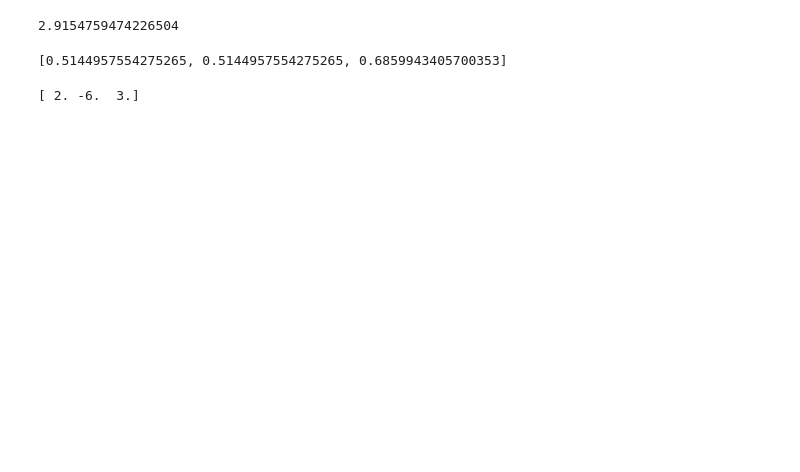
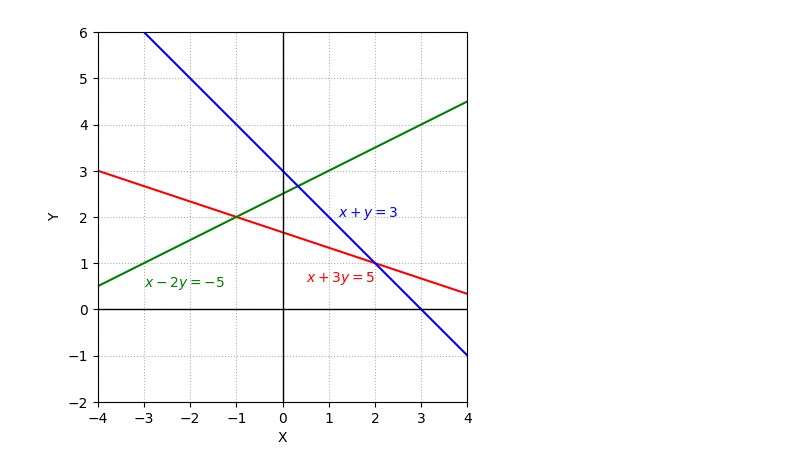
Before and after one commit to sthaswornim820-netizen/Computational-math, a Jupyter notebook: Untitled2.ipynb, the cells around one changed output. Drawn from its saved outputs; the diff is of its cells as text; code cells hidden in the pictures; blank space fills up the shorter version.

```diff
--- a/Untitled2.ipynb
+++ b/Untitled2.ipynb
@@ -256,32 +6,36 @@ plt.show()
-# %%
-U = [1.5,1.5,2.0]
-
-Magnitude = (U[0]**2+U[1]**2+U[2]**2)**(1/2)
-
-print(Magnitude)
-# %% [output]
-2.9154759474226504
-# %%
-#Write a function to calculate the direction cosines of the vector. For example, let the vector be O = (1.5, 1.5, 2.0).
-
-O = [1.5,1.5,2.0]
-
-O_Direction = []
-
-Magnitude = (O[0]**2+O[1]**2+O[2]**2)**(1/2)
-
-for i in O:
-    O_Direction.append((i/Magnitude))
-
-print(O_Direction)
-# %% [output]
-[0.5144957554275265, 0.5144957554275265, 0.6859943405700353]
-# %%
-#Write a function to calculate Scalar (dot) product of two vectors. For example, let the vectors be a= (1.5, 1.5, 2.0) and b = (−1.5, 0.5, 2.0)
-
-a= (1.5, 1.5, 2.0)
-b = (-1.5, 0.5, 2.0)
-
-print(np.cross(a,b))
-# %% [output]
-[ 2. -6.  3.]
+# %%
+import numpy as np
+import matplotlib.pyplot as plt
+import random
+#We will start with a simple problem. Consider the following linear systems: a. x+3y = 5 𝑥−2𝑦=−5 𝑥+𝑦=3
+
+x = np.linspace(-5,5,100)
+
+y1 = (5-x)/3
+y2 = (5+x)/2
+y3 = 3-x
+
+fig, ax = plt.subplots()
+
+ax.plot(x,y1, color='r')
+ax.plot(x,y2, color='g')
+ax.plot(x,y3, color='b')
+
+ax.text(0.5,0.6, '$x+3y = 5$', color='r')
+ax.text(-3,0.5,'$x-2y = -5$', color='g')
+ax.text(1.2,2, '$x+y = 3$', color='b')
+
+ax.set_xlim(-4,4)
+ax.set_ylim(-2,6)
+
+ax.axvline(color='k',linewidth = 1)
+ax.axhline(color='k',linewidth = 1)
+
+ax.set_xticks(list(range(-4,5)))
+ax.set_aspect('equal')
+ax.grid(True,ls=':')
+plt.xlabel("X")
+plt.ylabel("Y")
+plt.show()
+# %% [output]
+[figure, added]
```
Also changed, not shown: parts of 17 cells of this notebook.
